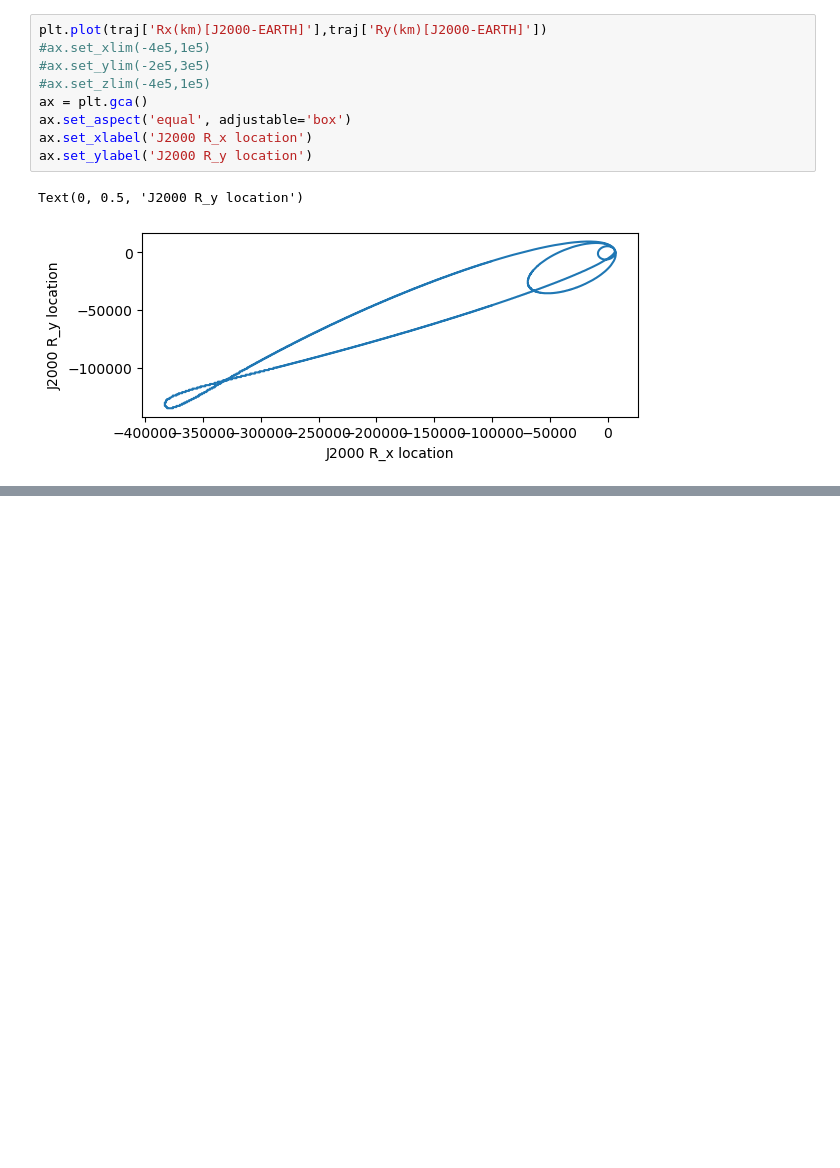
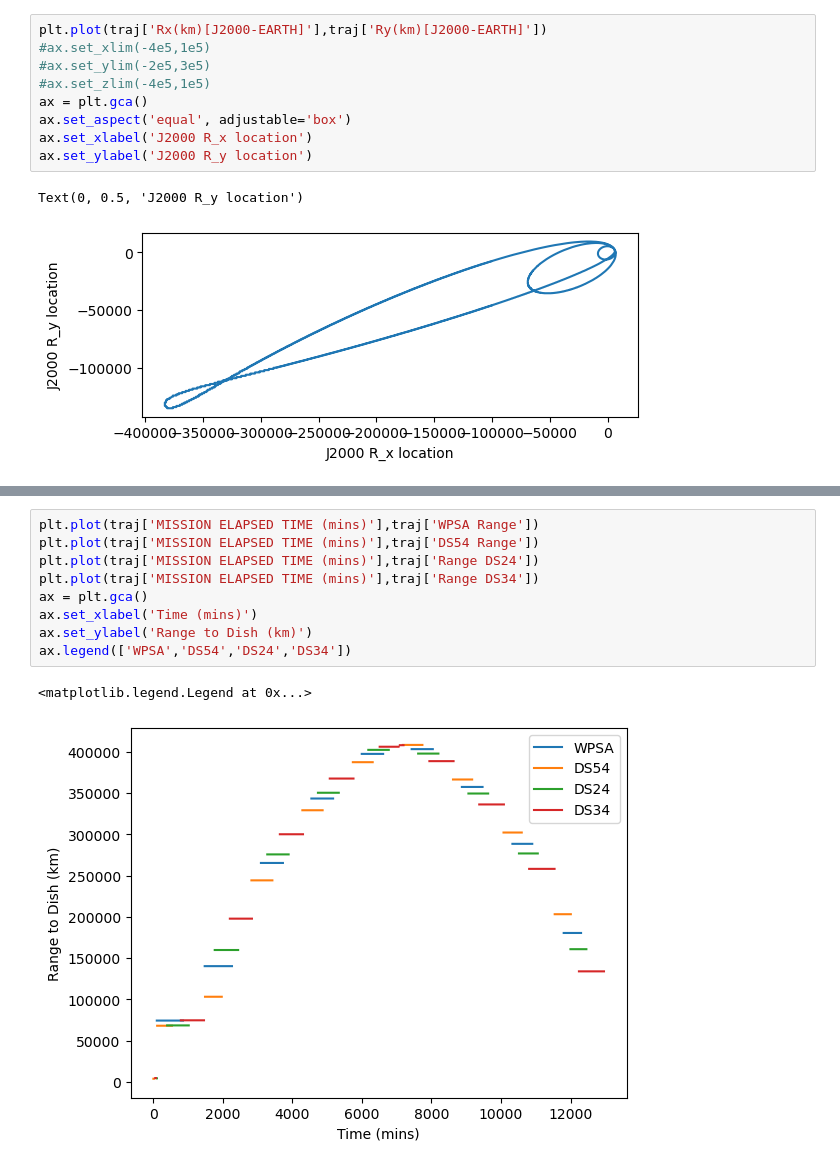
Before and after one commit to jwlandry10/artemis_nasa, a Jupyter notebook: code/Load_Data.ipynb, the cells around one changed output, grey strips where cells are left out. Cells and saved outputs as stored; diff of their text form; blank space fills up the shorter version.

```diff
--- a/code/Load_Data.ipynb
+++ b/code/Load_Data.ipynb
@@ -67,0 +126,12 @@ Text(0, 0.5, 'J2000 R_y location')
+# %%
+plt.plot(traj['MISSION ELAPSED TIME (mins)'],traj['WPSA Range'])
+plt.plot(traj['MISSION ELAPSED TIME (mins)'],traj['DS54 Range'])
+plt.plot(traj['MISSION ELAPSED TIME (mins)'],traj['Range DS24'])
+plt.plot(traj['MISSION ELAPSED TIME (mins)'],traj['Range DS34'])
+ax = plt.gca()
+ax.set_xlabel('Time (mins)')
+ax.set_ylabel('Range to Dish (km)')
+ax.legend(['WPSA','DS54','DS24','DS34'])
+# %% [output]
+<matplotlib.legend.Legend at 0x...>
+[figure, added]
```
Also changed, not shown: parts of 6 cells of this notebook.
